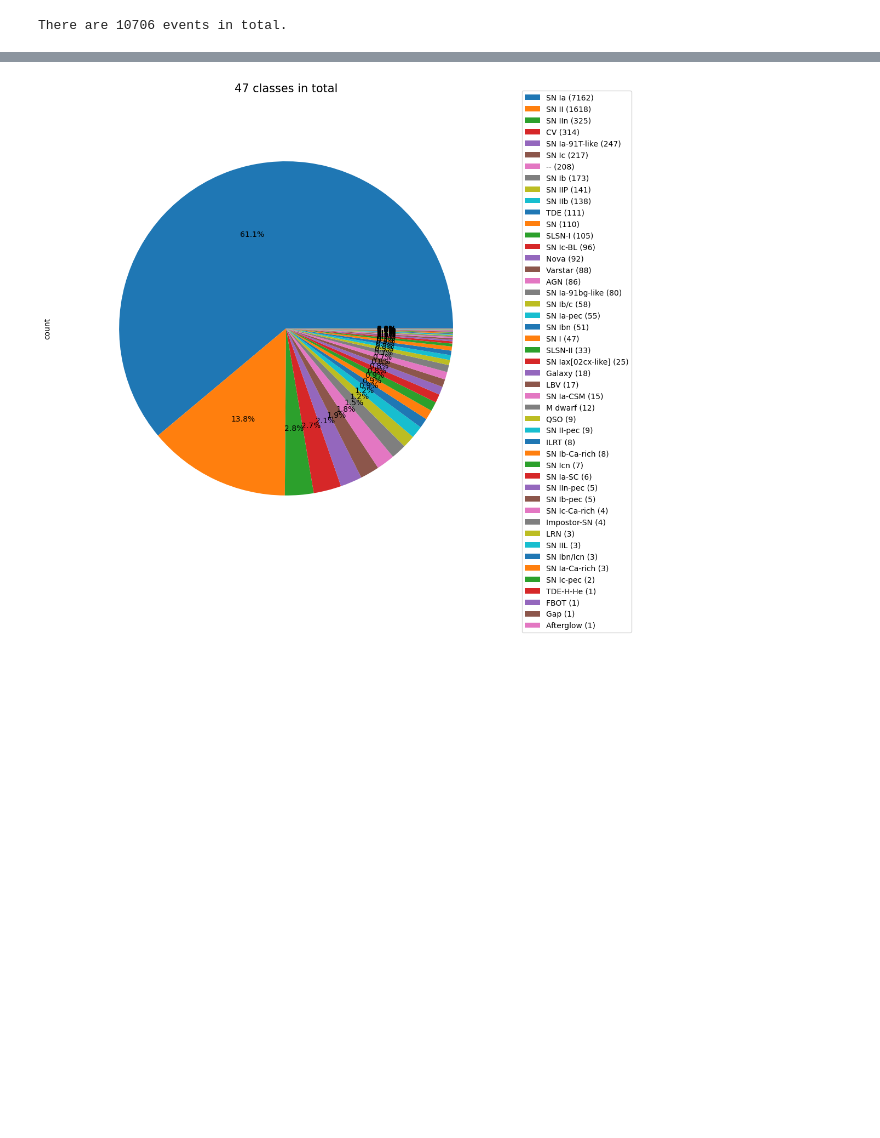
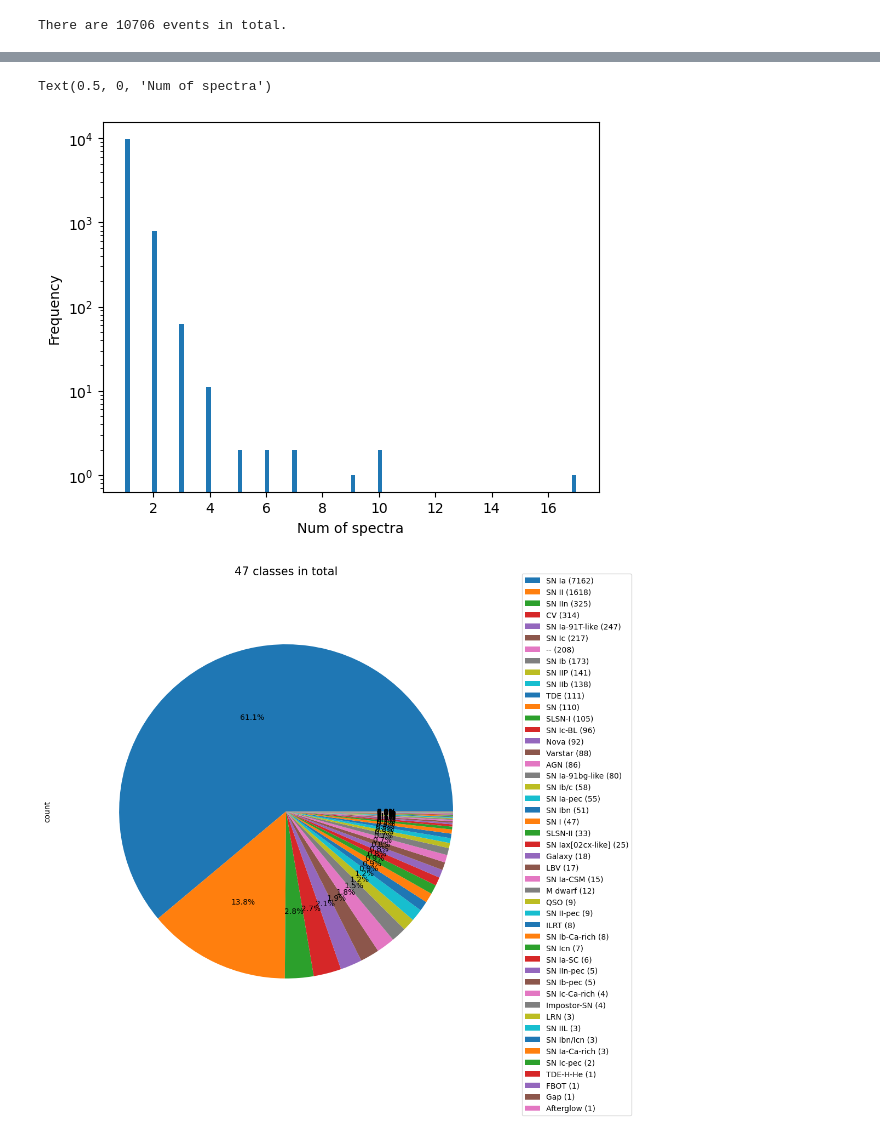
Before and after one commit to aec3675/multi-modal-multi-peaks, a Jupyter notebook: spectra_analysis.ipynb, the cells around one changed output, grey strips where cells are left out. Drawn from its saved outputs; the diff is of its cells as text; code cells hidden in the pictures; blank space fills up the shorter version.

Commit message:
add analysis of samples with multi-spectra

```diff
--- a/spectra_analysis.ipynb
+++ b/spectra_analysis.ipynb
@@ -60,3 +89,10 @@ There are 10706 events in total.
+# %%
+spectra_info.groupby('IAU_name').size().plot.hist(bins = 100)
+plt.yscale('log')
+plt.xlabel('Num of spectra')
+# %% [output]
+Text(0.5, 0, 'Num of spectra')
+[figure, added]
 # %%
 
 # Get unique object types and their counts
```
Also changed, not shown: parts of 3 cells of this notebook.
